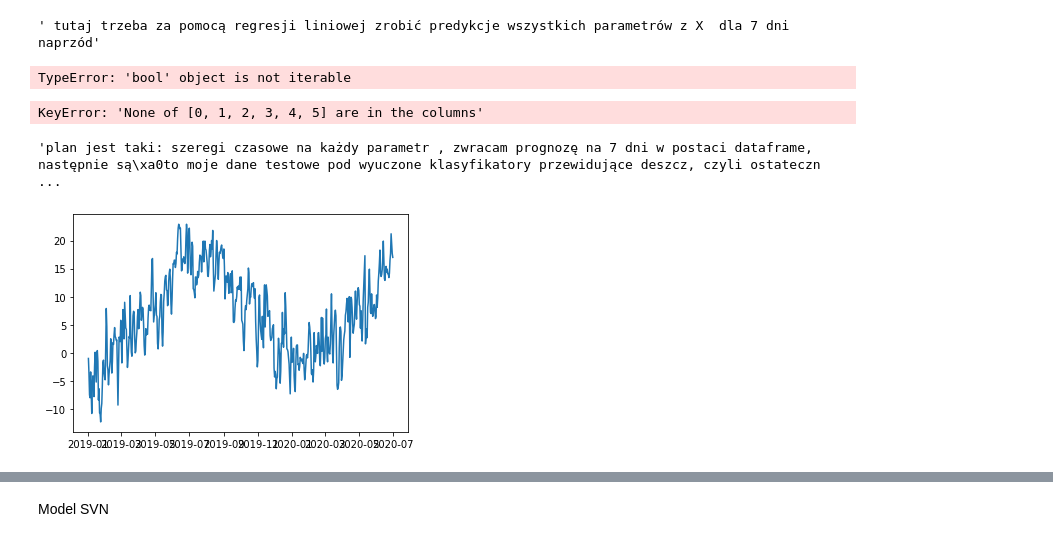
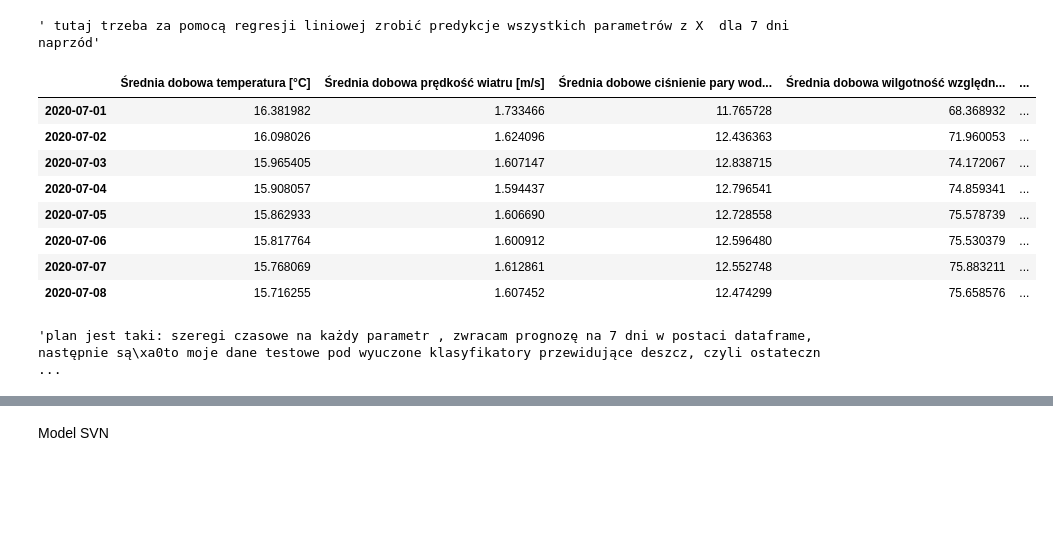
Before and after one commit to 9albert6/mkird, a Jupyter notebook: Models.ipynb, the cells around one changed output, grey strips where cells are left out. Drawn from its saved outputs; the diff is of its cells as text; code cells hidden in the pictures; blank space fills up the shorter version.

```diff
--- a/Models.ipynb
+++ b/Models.ipynb
@@ -147,8 +147,7 @@ def make_predict(nazwa_kolumny,ilosc_dni):
     model = ARMA(df2[nazwa_kolumny], order=(4, 2))
     model_fit = model.fit(disp=False)
     forecast = model_fit.predict(len(df2),len(df2)+ilosc_dni)
-    return forecast
-#TODO: need to return only predicted values, not a date xD J384Ć DUDE
+    return forecast[:][:]
 #stworzenie zbioru danych z prewidywanymi parametrami
 
 predicted_data = []
@@ -158,26 +157,21 @@ predicted_data.append(make_predict('Średnia dobowe ciśnienie pary wodnej [hPa]
 predicted_data.append(make_predict('Średnia dobowa wilgotność względna [%]',7))
 predicted_data.append(make_predict('Średnia dobowe ciśnienie na poziomie stacji [hPa]',7))
 predicted_data.append(make_predict('Średnie dobowe zachmurzenie ogólne [oktanty]',7))
-# %%
-df1 = pd.DataFrame(predicted_data[0],columns=['Średnia dobowa temperatura [°C]'])
-df1
-# predicted_data[0]
-# %% [output]
-TypeError: 'bool' object is not iterable
 # %%
-df1 = pd.DataFrame(predicted_data)#columns=['Data','Średnia dobowa temperatura [°C]','Średnia dobowa prędkość wiatru [m/s]','Średnia dobowe ciśnienie pary wodnej [hPa]','Średnia dobowa wilgotność względna [%],'Średnia dobowe ciśnienie na poziomie stacji [hPa]','Średnie dobowe zachmurzenie ogólne [oktanty]'])
-df1.set_index([0, 1, 2, 3, 4, 5], inplace=True)
+df1 = pd.DataFrame(predicted_data, index=['Średnia dobowa temperatura [°C]','Średnia dobowa prędkość wiatru [m/s]','Średnia dobowe ciśnienie pary wodnej [hPa]','Średnia dobowa wilgotność względna [%]','Średnia dobowe ciśnienie na poziomie stacji [hPa]','Średnie dobowe zachmurzenie ogólne [oktanty]'])
+df1 = df1.T
 df1
 # %% [output]
-KeyError: 'None of [0, 1, 2, 3, 4, 5] are in the columns'
+|  | Średnia dobowa temperatura [°C] | Średnia dobowa prędkość wiatru [m/s] | Średnia dobowe ciśnienie pary wod... | Średnia dobowa wilgotność względn... | ... |
+| 2020-07-01 | 16.381982 | 1.733466 | 11.765728 | 68.368932 | ... |
+| 2020-07-02 | 16.098026 | 1.624096 | 12.436363 | 71.960053 | ... |
+| 2020-07-03 | 15.965405 | 1.607147 | 12.838715 | 74.172067 | ... |
+| 2020-07-04 | 15.908057 | 1.594437 | 12.796541 | 74.859341 | ... |
+| 2020-07-05 | 15.862933 | 1.606690 | 12.728558 | 75.578739 | ... |
+| 2020-07-06 | 15.817764 | 1.600912 | 12.596480 | 75.530379 | ... |
+| 2020-07-07 | 15.768069 | 1.612861 | 12.552748 | 75.883211 | ... |
+| 2020-07-08 | 15.716255 | 1.607452 | 12.474299 | 75.658576 | ... |
 # %%
 '''plan jest taki: szeregi czasowe na każdy parametr , zwracam prognozę na 7 dni w postaci dataframe, następnie są to moje dane testowe pod wyuczone klasyfikatory przewidujące deszcz, czyli ostatecznie dostaje temp przewidzianą i label 1 lub 0 na ... % skuteczności algortmu czyli jeśli accuracy jest równo 0,77 to 77% ze będzie padać lub nie ( w dzień lub w nocy)'''
 # %% [output]
 'plan jest taki: szeregi czasowe na każdy parametr , zwracam prognozę na 7 dni w postaci dataframe, następnie są\xa0to moje dane testowe pod wyuczone klasyfikatory przewidujące deszcz, czyli ostateczn ...
-# %%
-X = df[[df.columns[2]]]
-y = df[[df.columns[5]]]
-plt.plot(X,y)
-plt.show()
-# %% [output]
-[figure, removed]
```
Also changed, not shown: parts of 5 cells of this notebook, 1 other file.
